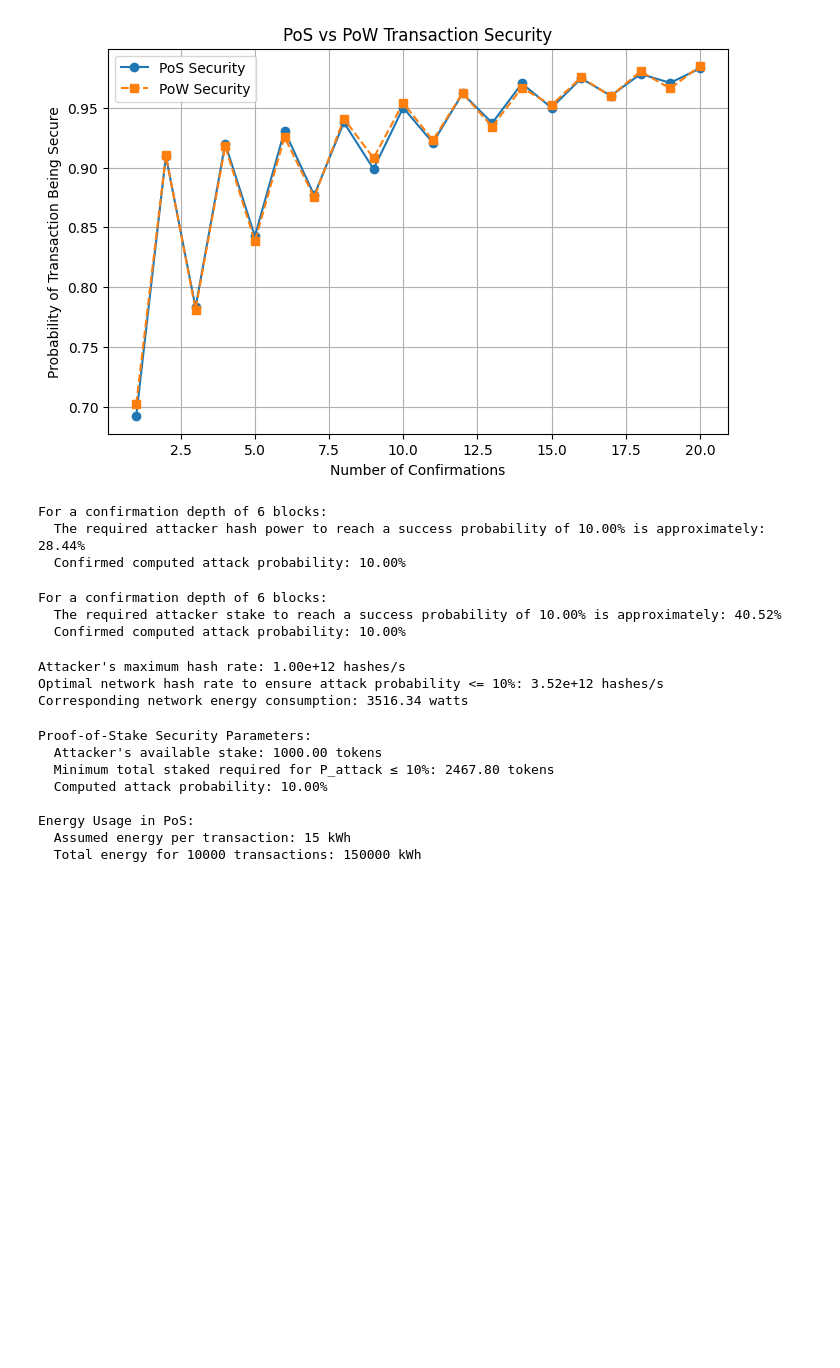
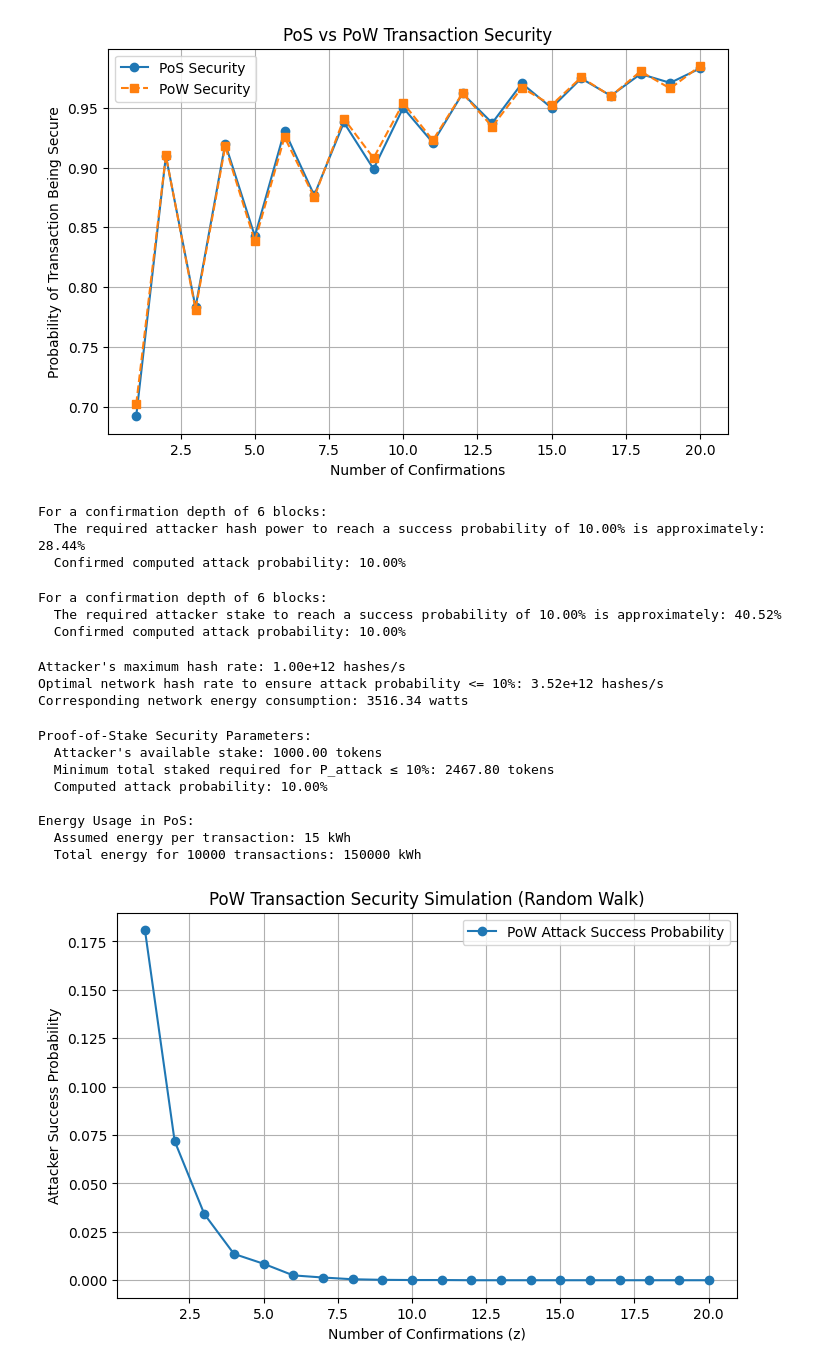
Before and after one commit to mscarpati/bitcoin-mining-tradeoffs, a Jupyter notebook: PoS_sim.ipynb, the cells around one changed output. Cells and saved outputs as stored; diff of their text form; code cells hidden in the pictures; blank space fills up the shorter version.

```diff
--- a/PoS_sim.ipynb
+++ b/PoS_sim.ipynb
@@ -539,3 +539,55 @@ Proof-of-Stake Security Parameters:
 Energy Usage in PoS:
   Assumed energy per transaction: 15 kWh
   Total energy for 10000 transactions: 150000 kWh
+# %%
+import numpy as np
+import matplotlib.pyplot as plt
+
+def simulate_pow_random_walk(z, attacker_hashrate, num_simulations=10000, cutoff=100):
+    """
+    Simulate the probability that an attacker (with fraction attacker_hashrate) can catch up
+    from a starting deficit of z blocks using a random walk model.
+
+    Parameters:
+      z: number of confirmations (initial gap)
+      attacker_hashrate: fraction of total hash power controlled by the attacker (q)
+      num_simulations: number of Monte Carlo runs
+      cutoff: if the gap grows beyond this value, we assume the attacker will never catch up.
+
+    Returns:
+      Probability that the attacker eventually catches up.
+    """
+    p = 1 - attacker_hashrate  # honest miners' fraction
+    successes = 0
+
+    for _ in range(num_simulations):
+        diff = z  # start with z blocks behind
+        # Continue simulation until the attacker catches up (diff < 0)
+        # or the gap becomes so large that catching up is virtually impossible.
+        while diff >= 0 and diff < cutoff:
+            # In each step, one block is found by either the honest network or the attacker.
+            if np.random.rand() < p:
+                diff += 1  # honest network finds a block → gap widens by 1
+            else:
+                diff -= 1  # attacker finds a block → gap shrinks by 1
+        if diff < 0:
+            successes += 1
+
+    return successes / num_simulations
+
+# Now we can simulate the PoW security for various confirmation depths:
+confirmations = np.arange(1, 21)
+attacker_hashrate = 0.3  # e.g., attacker controls 30% of total hash power
+pow_security_probs = [simulate_pow_random_walk(z, attacker_hashrate) for z in confirmations]
+
+# Plotting the results
+plt.figure(figsize=(8, 5))
+plt.plot(confirmations, pow_security_probs, marker='o', linestyle='-', label='PoW Attack Success Probability')
+plt.xlabel('Number of Confirmations (z)')
+plt.ylabel('Attacker Success Probability')
+plt.title('PoW Transaction Security Simulation (Random Walk)')
+plt.legend()
+plt.grid(True)
+plt.show()
+# %% [output]
+[figure, added]
```
Also changed, not shown: parts of 1 cell of this notebook, 1 other file.
